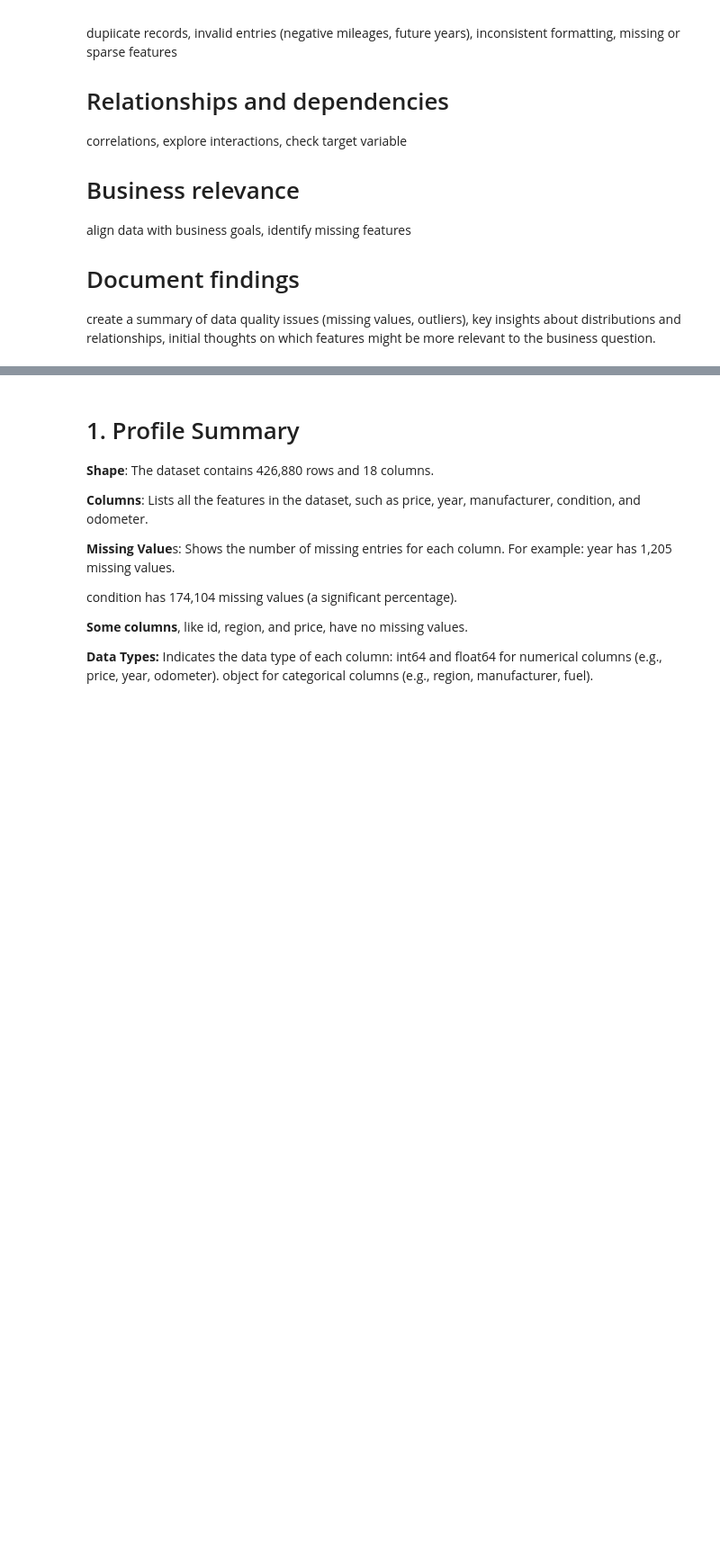
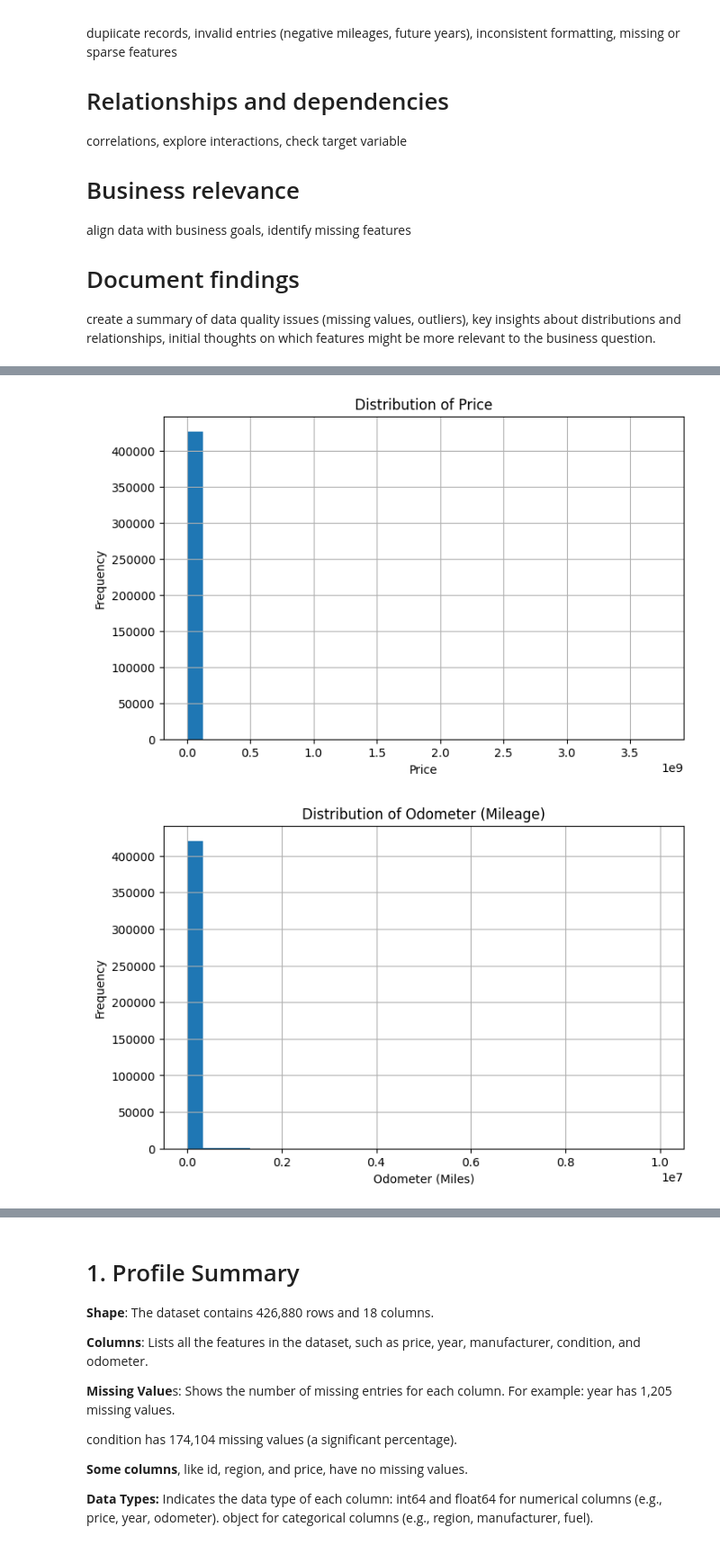
Before and after one commit to michellechen202212/ucb, a Jupyter notebook: prompt_II.ipynb, the cells around one changed output, grey strips where cells are left out. Shown at 90% size. Saved outputs shown, nothing was run; the diff lists cells and outputs as text; code cells hidden in the pictures; blank space fills up the shorter version.

```diff
--- a/prompt_II.ipynb
+++ b/prompt_II.ipynb
@@ -180,0 +265,36 @@ A bar chart depicting the cardinality (number of unique values) of each categori
+# %%
+import pandas as pd
+import matplotlib.pyplot as plt
+
+# Reload the dataset from the new file
+file_path = 'sample_data/vehicles.csv'
+vehicles_data = pd.read_csv(file_path)
+
+# Plot distribution of 'price', 'odometer', and 'year'
+
+# Price Distribution
+plt.figure(figsize=(8, 5))
+vehicles_data['price'].hist(bins=30)
+plt.title('Distribution of Price')
+plt.xlabel('Price')
+plt.ylabel('Frequency')
+plt.show()
+
+# Odometer Distribution
+plt.figure(figsize=(8, 5))
+vehicles_data['odometer'].hist(bins=30)
+plt.title('Distribution of Odometer (Mileage)')
+plt.xlabel('Odometer (Miles)')
+plt.ylabel('Frequency')
+plt.show()
+
+# Year Distribution
+plt.figure(figsize=(8, 5))
+vehicles_data['year'].hist(bins=30)
+plt.title('Distribution of Year')
+plt.xlabel('Year')
+plt.ylabel('Frequency')
+plt.show()
+# %% [output]
+[figure, added]
+[figure, added]
```
Also changed, not shown: parts of 11 cells of this notebook.
